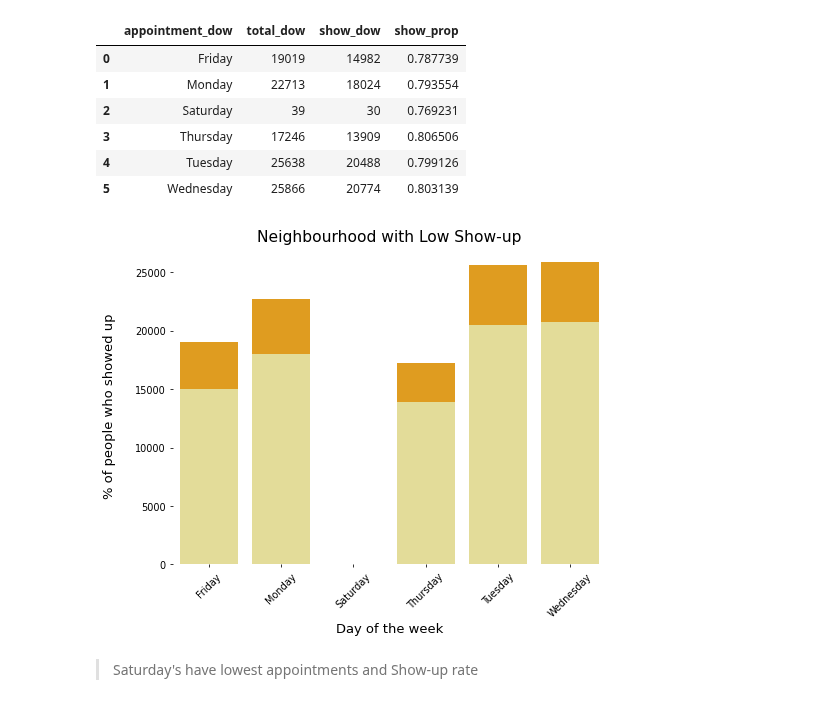
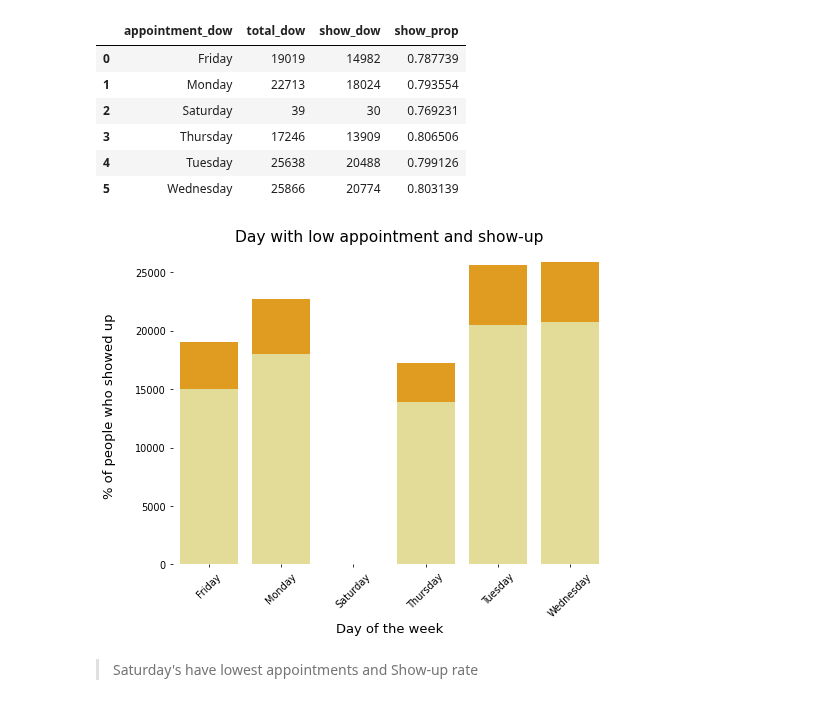
Before and after one commit to dishankkalra23/Medical-Appointment-No-Shows, a Jupyter notebook: Medical_Appointment_No_Shows.ipynb, the cells around one changed output. Cells and saved outputs as stored; diff of their text form; code cells hidden in the pictures.

```diff
--- a/Medical_Appointment_No_Shows.ipynb
+++ b/Medical_Appointment_No_Shows.ipynb
@@ -1013,14 +1030,14 @@ appointment_day_of_week
 # %%
 plt.figure(figsize=(8,6),dpi=70)
 graph = sns.barplot(data=appointment_day_of_week,x='appointment_dow',y='total_dow',color='orange')
 graph = sns.barplot(data=appointment_day_of_week,x='appointment_dow',y='show_dow',color='khaki')
 graph.set_xlabel('Day of the week',fontsize=13.5)
 graph.set_ylabel('% of people who showed up\n',fontsize=13.5)
-graph.set_title('Neighbourhood with Low Show-up',fontsize=16)
+graph.set_title('Day with low appointment and show-up',fontsize=16)
 sns.despine( left=True, bottom=True)
 plt.xticks(rotation=45);
 # %% [output]
-[figure, old version]
+[figure, new version]
 # %% [markdown]
 > Saturday's have lowest appointments and Show-up rate
 # %%
```
Also changed, not shown: parts of 21 cells of this notebook.
